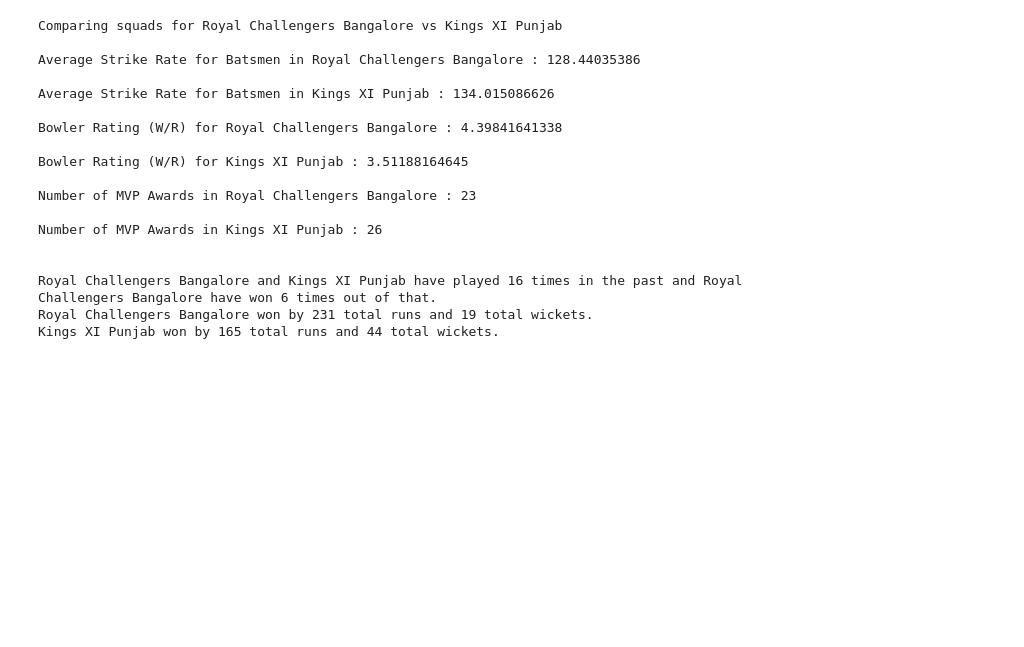
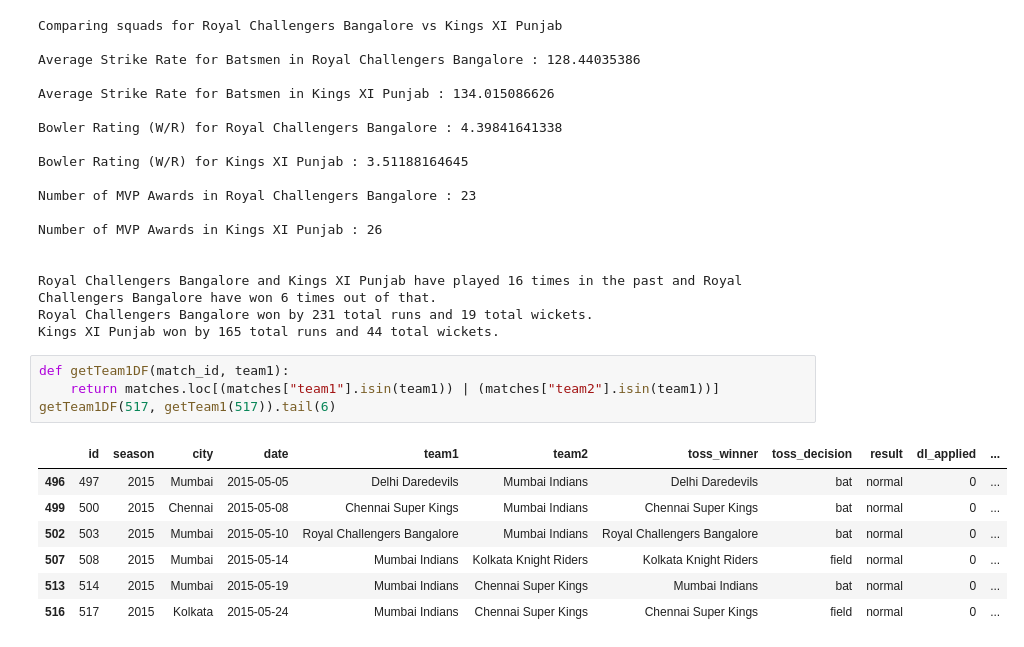
Before and after one commit to XInterns/IPL-Sparkers-2017-Interns, a Jupyter notebook: src/Match Outcome Prediction with IPL Data (Gursahej).ipynb, the cells around one changed output. Saved outputs shown, nothing was run; the diff lists cells and outputs as text; blank space fills up the shorter version.

```diff
--- a/src/Match Outcome Prediction with IPL Data (Gursahej).ipynb
+++ b/src/Match Outcome Prediction with IPL Data (Gursahej).ipynb
@@ -339,3 +339,15 @@ Number of MVP Awards in Kings XI Punjab : 26
 Royal Challengers Bangalore and Kings XI Punjab have played 16 times in the past and Royal Challengers Bangalore have won 6 times out of that.
 Royal Challengers Bangalore won by 231 total runs and 19 total wickets.
 Kings XI Punjab won by 165 total runs and 44 total wickets.
+# %%
+def getTeam1DF(match_id, team1):
+    return matches.loc[(matches["team1"].isin(team1)) | (matches["team2"].isin(team1))]
+getTeam1DF(517, getTeam1(517)).tail(6)
+# %% [output]
+|  | id | season | city | date | team1 | team2 | toss_winner | toss_decision | result | dl_applied | ... |
+| 496 | 497 | 2015 | Mumbai | 2015-05-05 | Delhi Daredevils | Mumbai Indians | Delhi Daredevils | bat | normal | 0 | ... |
+| 499 | 500 | 2015 | Chennai | 2015-05-08 | Chennai Super Kings | Mumbai Indians | Chennai Super Kings | bat | normal | 0 | ... |
+| 502 | 503 | 2015 | Mumbai | 2015-05-10 | Royal Challengers Bangalore | Mumbai Indians | Royal Challengers Bangalore | bat | normal | 0 | ... |
+| 507 | 508 | 2015 | Mumbai | 2015-05-14 | Mumbai Indians | Kolkata Knight Riders | Kolkata Knight Riders | field | normal | 0 | ... |
+| 513 | 514 | 2015 | Mumbai | 2015-05-19 | Mumbai Indians | Chennai Super Kings | Mumbai Indians | bat | normal | 0 | ... |
+| 516 | 517 | 2015 | Kolkata | 2015-05-24 | Mumbai Indians | Chennai Super Kings | Chennai Super Kings | field | normal | 0 | ... |
```
